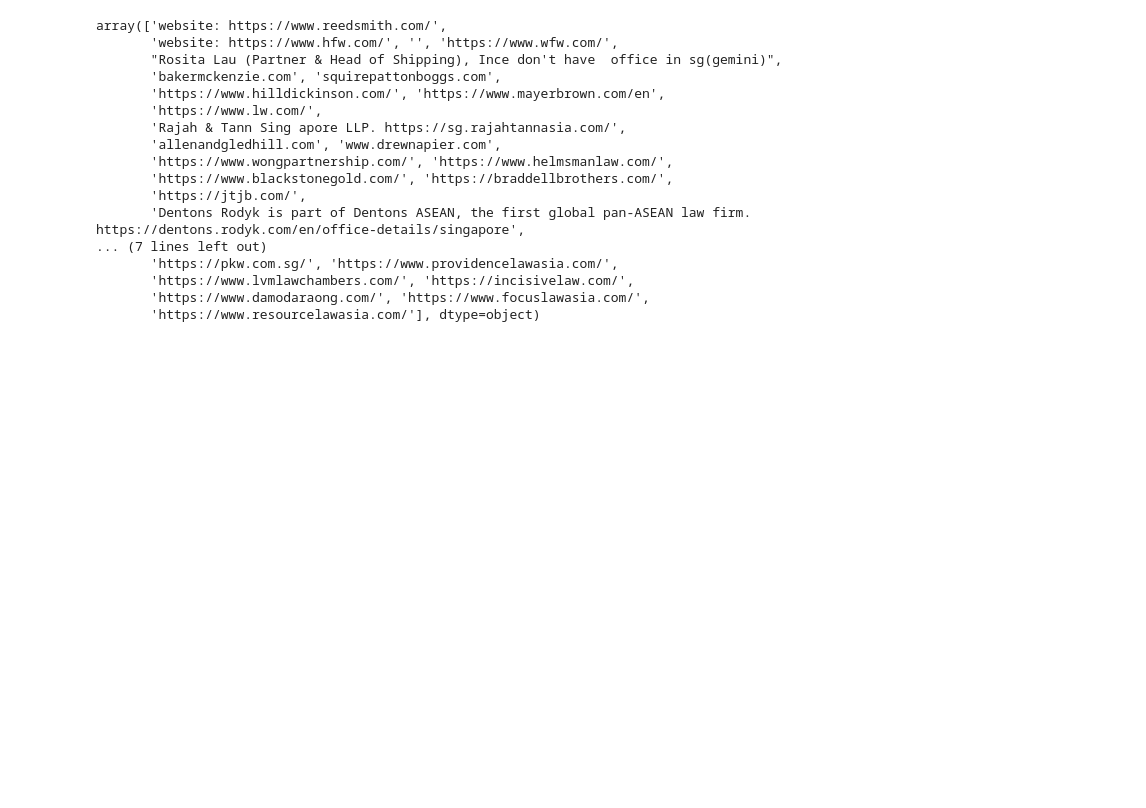
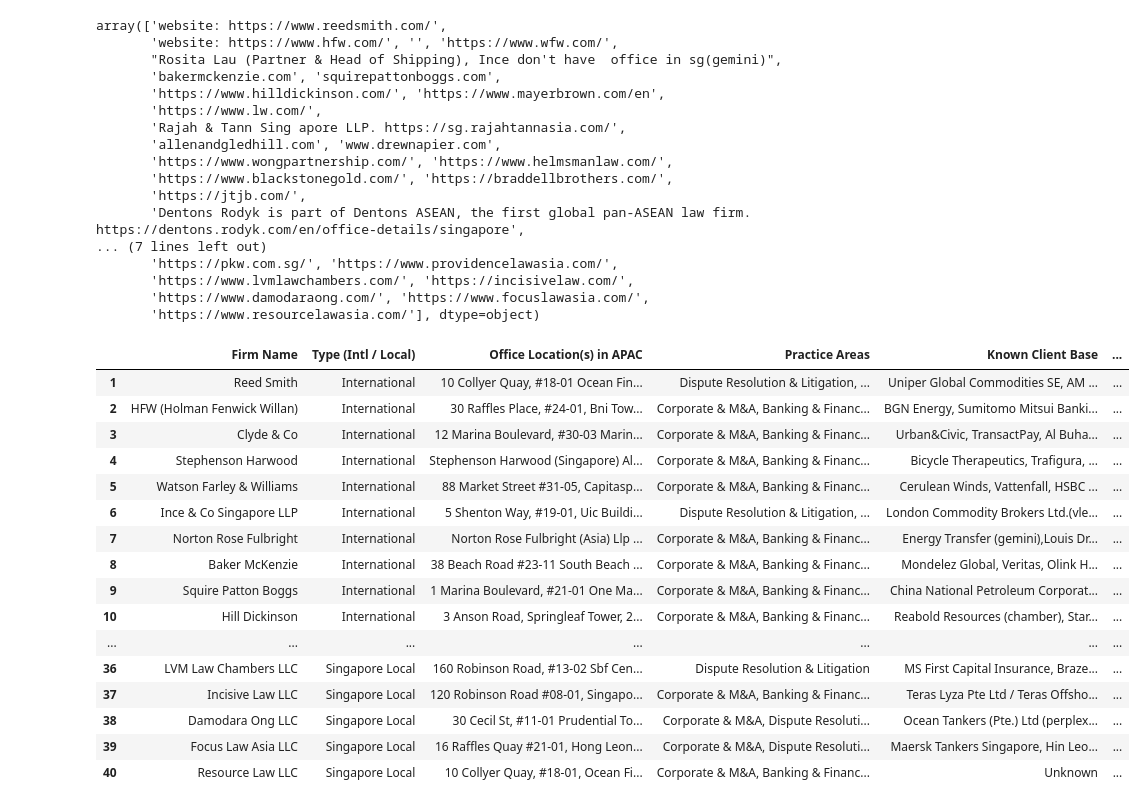
Before and after one commit to Mona212004/sna_trader_financier_lawyer, a Jupyter notebook: clean_data/clean_pillar2.ipynb, the cells around one changed output. Drawn from its saved outputs; the diff is of its cells as text; code cells hidden in the pictures; blank space fills up the shorter version.

```diff
--- a/clean_data/clean_pillar2.ipynb
+++ b/clean_data/clean_pillar2.ipynb
@@ -264,0 +352,2 @@ array(['Advisory & Counseling, Regulatory, Litigations & Disputes, Transactional
+# %%
+p2 = p2.drop(columns=["Practice Areas (Standardized)"])
@@ -283,11 +392,16 @@ def string_to_listOfStr(clients):
     else:
         final_clients = []
         clients = re.split(r',\s*(?![^()]*\))', clients)
-        #split commas that are not inside (). , followed by \s* >=0 space and the condition to NOT split (?![]) condition where any character [^()]* follows by \)
+        # split commas that are not inside (). , followed by \s* >=0 space and the condition to NOT split (?![]) condition where any character [^()]* follows by \)
         # means .split only if the comma does not meet the condition. condition to not meet is [^()]*\)
         for name in clients:
             final_clients.append(name.strip()) #name.strip() removes the first whitespace
         return final_clients
-p2["Known Client Base"] = p2["Known Client Base"].apply(string_to_listOfStr)
+
+# p2["Known Client Base"] = p2["Known Client Base"].apply(string_to_listOfStr)
+p2["Known Client Base"] = p2["Known Client Base"].apply(
+    lambda x: ", ".join(x) if isinstance(x, list) else x
+)
+
 p2['Known Client Base']
 # %% [output]
@@ -318,7 +432,6 @@ Name: Known Client Base, dtype: object
 p2['Notable Cases / Disputes'] = p2['Notable Cases / Disputes'].str.replace(r'\b(co|ltd|pte|inc|corp)[.,]+', r'\1', regex=True, case=False)
 p2['Notable Cases / Disputes'] = p2['Notable Cases / Disputes'].str.replace(r',\s*(singapore branch)', r' \1', regex=True, case=False)
 p2['Notable Cases / Disputes'] = p2['Notable Cases / Disputes'].str.replace(r'\bDuncan,\s*', r'Duncan and ', regex=True, case=False)
-
 
 # turn every case into an item inside a list
 def string_to_listOfStr(cases):
@@ -337,8 +450,11 @@ def string_to_listOfStr(cases):
             )  # name.strip() removes the first whitespace
         return final_cases
 
-p2['Notable Cases / Disputes'].apply(string_to_listOfStr)
-
+# p2['Notable Cases / Disputes'] = p2['Notable Cases / Disputes'].apply(string_to_listOfStr)
+p2["Notable Cases / Disputes"] = p2["Notable Cases / Disputes"].apply(
+    lambda x: ", ".join(x) if isinstance(x, list) else x
+)
+p2["Notable Cases / Disputes"]
 # case label name (e.g. The {text}, The {text}) etc
 # actual case name {text} v {text} etc. (many columns might appear even though it belongs to one {text} ex:COSCO Shipping Specialized Carriers Co, Ltd v PT OKI Pulp & Paper Mills and others [2023] SGHC 149)
 # some case name {text} (Comm) etc
@@ -398,3 +512,23 @@ array(['website: https://www.reedsmith.com/',
        'https://www.lvmlawchambers.com/', 'https://incisivelaw.com/',
        'https://www.damodaraong.com/', 'https://www.focuslawasia.com/',
        'https://www.resourcelawasia.com/'], dtype=object)
+# %%
+p2
+# %% [output]
+|  | Firm Name | Type (Intl / Local) | Office Location(s) in APAC | Practice Areas | Known Client Base | ... |
+| 1 | Reed Smith | International | 10 Collyer Quay, #18-01 Ocean Fin... | Dispute Resolution & Litigation, ... | Uniper Global Commodities SE, AM ... | ... |
+| 2 | HFW (Holman Fenwick Willan) | International | 30 Raffles Place, #24-01, Bni Tow... | Corporate & M&A, Banking & Financ... | BGN Energy, Sumitomo Mitsui Banki... | ... |
+| 3 | Clyde & Co | International | 12 Marina Boulevard, #30-03 Marin... | Corporate & M&A, Banking & Financ... | Urban&Civic, TransactPay, Al Buha... | ... |
+| 4 | Stephenson Harwood | International | Stephenson Harwood (Singapore) Al... | Corporate & M&A, Banking & Financ... | Bicycle Therapeutics, Trafigura, ... | ... |
+| 5 | Watson Farley & Williams | International | 88 Market Street #31-05, Capitasp... | Corporate & M&A, Banking & Financ... | Cerulean Winds, Vattenfall, HSBC ... | ... |
+| 6 | Ince & Co Singapore LLP | International | 5 Shenton Way, #19-01, Uic Buildi... | Dispute Resolution & Litigation, ... | London Commodity Brokers Ltd.(vle... | ... |
+| 7 | Norton Rose Fulbright | International | Norton Rose Fulbright (Asia) Llp ... | Corporate & M&A, Banking & Financ... | Energy Transfer (gemini),Louis Dr... | ... |
+| 8 | Baker McKenzie | International | 38 Beach Road #23-11 South Beach ... | Corporate & M&A, Banking & Financ... | Mondelez Global, Veritas, Olink H... | ... |
+| 9 | Squire Patton Boggs | International | 1 Marina Boulevard, #21-01 One Ma... | Corporate & M&A, Banking & Financ... | China National Petroleum Corporat... | ... |
+| 10 | Hill Dickinson | International | 3 Anson Road, Springleaf Tower, 2... | Corporate & M&A, Banking & Financ... | Reabold Resources (chamber), Star... | ... |
+| ... | ... | ... | ... | ... | ... | ... |
+| 36 | LVM Law Chambers LLC | Singapore Local | 160 Robinson Road, #13-02 Sbf Cen... | Dispute Resolution & Litigation | MS First Capital Insurance, Braze... | ... |
+| 37 | Incisive Law LLC | Singapore Local | 120 Robinson Road #08-01, Singapo... | Corporate & M&A, Banking & Financ... | Teras Lyza Pte Ltd / Teras Offsho... | ... |
+| 38 | Damodara Ong LLC | Singapore Local | 30 Cecil St, #11-01 Prudential To... | Corporate & M&A, Dispute Resoluti... | Ocean Tankers (Pte.) Ltd (perplex... | ... |
+| 39 | Focus Law Asia LLC | Singapore Local | 16 Raffles Quay #21-01, Hong Leon... | Corporate & M&A, Dispute Resoluti... | Maersk Tankers Singapore, Hin Leo... | ... |
+| 40 | Resource Law LLC | Singapore Local | 10 Collyer Quay, #18-01, Ocean Fi... | Corporate & M&A, Banking & Financ... | Unknown | ... |
```
Also changed, not shown: parts of 7 cells of this notebook, 6 other files.
